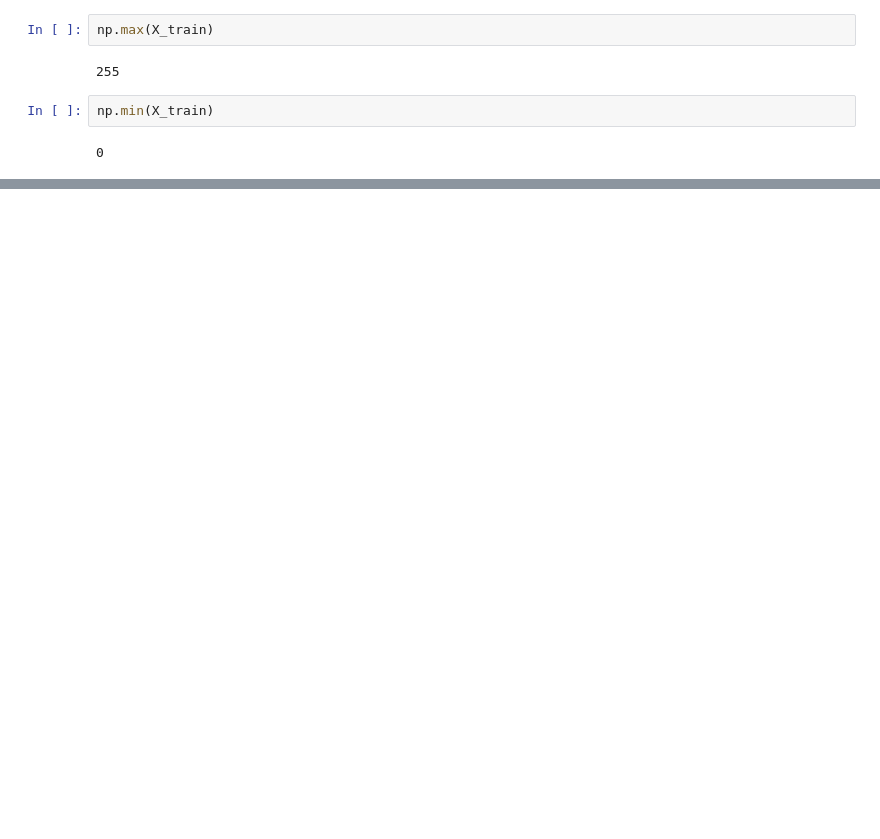
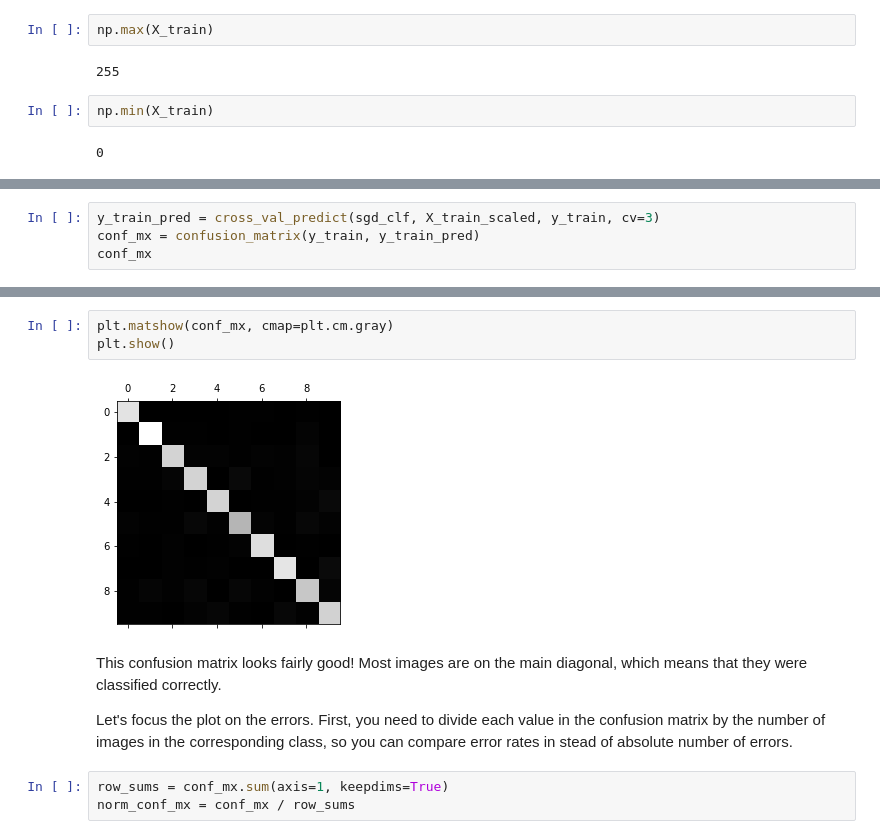
Before and after one commit to tao-bai/Hands-on-Machine-Learning, a Jupyter notebook: 03-Classification.ipynb, the cells around one changed output, grey strips where cells are left out. Saved outputs shown, nothing was run; the diff lists cells and outputs as text; blank space fills up the shorter version.

Commit message:
error analysis

```diff
--- a/03-Classification.ipynb
+++ b/03-Classification.ipynb
@@ -398,0 +401,4 @@ Assume that you have found a promising
+# %%
+y_train_pred = cross_val_predict(sgd_clf, X_train_scaled, y_train, cv=3)
+conf_mx = confusion_matrix(y_train, y_train_pred)
+conf_mx
@@ -398,0 +417,12 @@ Assume that you have found a promising
+# %%
+plt.matshow(conf_mx, cmap=plt.cm.gray)
+plt.show()
+# %% [output]
+[figure, added]
+# %% [markdown]
+This confusion matrix looks fairly good! Most images are on the main diagonal, which means that they were classified correctly.
+
+Let's focus the plot on the errors. First, you need to divide each value in the confusion matrix by the number of images in the corresponding class, so you can compare error rates in stead of absolute number of errors.
+# %%
+row_sums = conf_mx.sum(axis=1, keepdims=True)
+norm_conf_mx = conf_mx / row_sums
```
Also changed, not shown: parts of 33 cells of this notebook.
